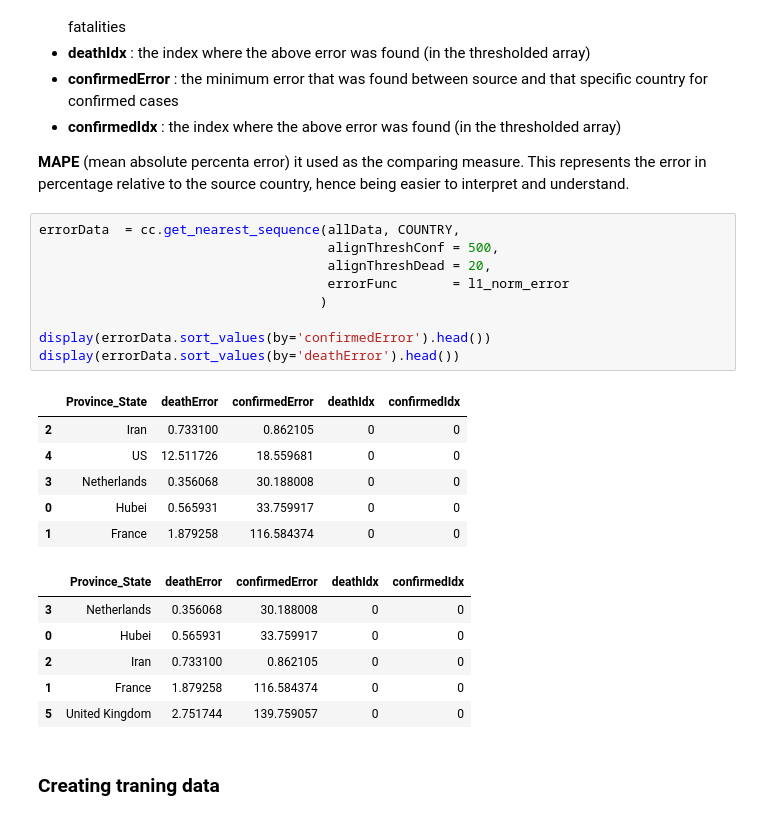
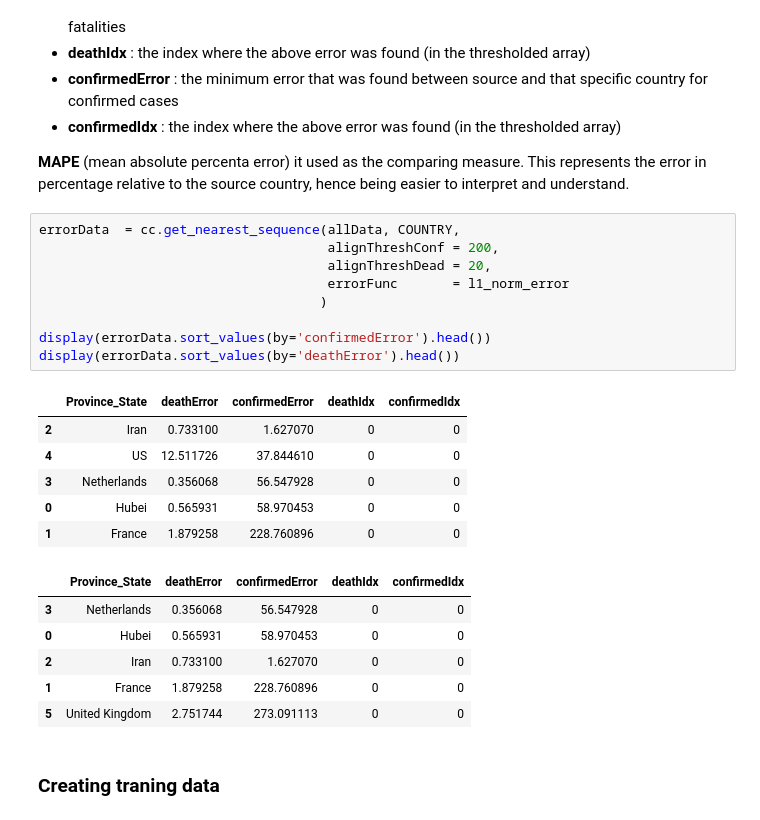
Before and after one commit to rebeccadavidsson/SIR_LSTM, a Jupyter notebook: LSTM/notebooks/Covid_19_spread_prediction_rnn.ipynb, the cells around one changed output. Saved outputs shown, nothing was run; the diff lists cells and outputs as text.

```diff
--- a/LSTM/notebooks/Covid_19_spread_prediction_rnn.ipynb
+++ b/LSTM/notebooks/Covid_19_spread_prediction_rnn.ipynb
@@ -119,26 +119,26 @@ The result is a dataframe containing the following:
 **MAPE** (mean absolute percenta error) it used as the comparing measure. This represents the error in percentage relative to the source country, hence being easier to interpret and understand.
 # %%
 errorData  = cc.get_nearest_sequence(allData, COUNTRY,
-                                     alignThreshConf = 500,
+                                     alignThreshConf = 200,
                                      alignThreshDead = 20,
                                      errorFunc       = l1_norm_error
                                     )
 
 display(errorData.sort_values(by='confirmedError').head())
 display(errorData.sort_values(by='deathError').head())
 # %% [output]
 |  | Province_State | deathError | confirmedError | deathIdx | confirmedIdx |
-| 2 | Iran | 0.733100 | 0.862105 | 0 | 0 |
-| 4 | US | 12.511726 | 18.559681 | 0 | 0 |
-| 3 | Netherlands | 0.356068 | 30.188008 | 0 | 0 |
-| 0 | Hubei | 0.565931 | 33.759917 | 0 | 0 |
-| 1 | France | 1.879258 | 116.584374 | 0 | 0 |
+| 2 | Iran | 0.733100 | 1.627070 | 0 | 0 |
+| 4 | US | 12.511726 | 37.844610 | 0 | 0 |
+| 3 | Netherlands | 0.356068 | 56.547928 | 0 | 0 |
+| 0 | Hubei | 0.565931 | 58.970453 | 0 | 0 |
+| 1 | France | 1.879258 | 228.760896 | 0 | 0 |
 |  | Province_State | deathError | confirmedError | deathIdx | confirmedIdx |
-| 3 | Netherlands | 0.356068 | 30.188008 | 0 | 0 |
-| 0 | Hubei | 0.565931 | 33.759917 | 0 | 0 |
-| 2 | Iran | 0.733100 | 0.862105 | 0 | 0 |
-| 1 | France | 1.879258 | 116.584374 | 0 | 0 |
-| 5 | United Kingdom | 2.751744 | 139.759057 | 0 | 0 |
+| 3 | Netherlands | 0.356068 | 56.547928 | 0 | 0 |
+| 0 | Hubei | 0.565931 | 58.970453 | 0 | 0 |
+| 2 | Iran | 0.733100 | 1.627070 | 0 | 0 |
+| 1 | France | 1.879258 | 228.760896 | 0 | 0 |
+| 5 | United Kingdom | 2.751744 | 273.091113 | 0 | 0 |
 # %% [markdown]
 ### Creating traning data
 # %% [markdown]
```
Also changed, not shown: parts of 3 cells of this notebook, 28 other files.
